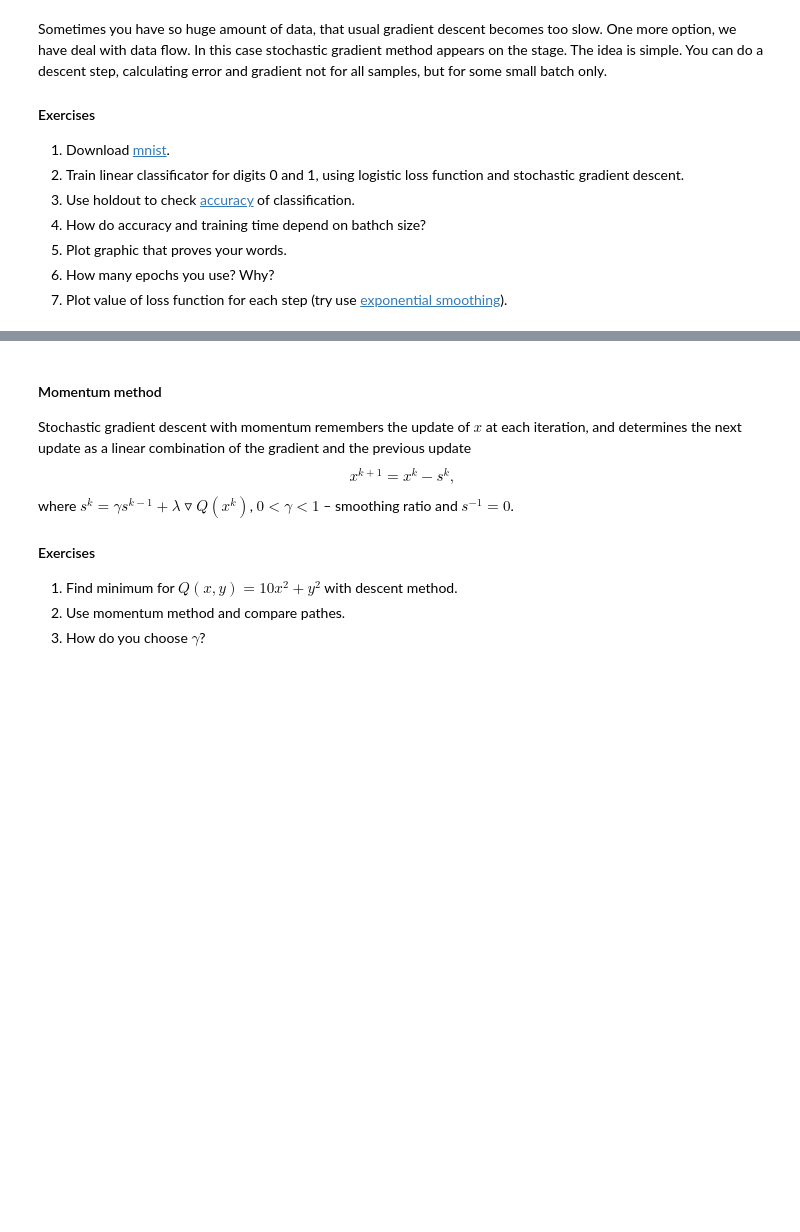
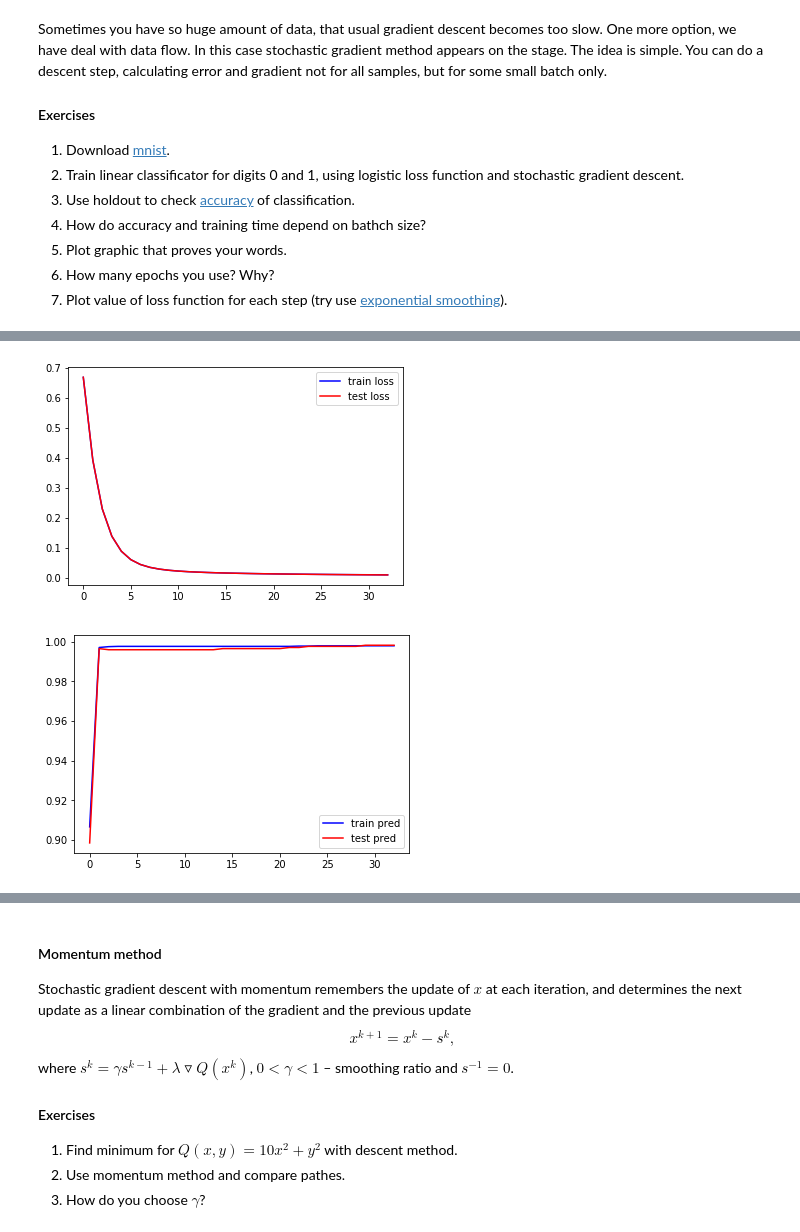
Before and after one commit to max-kuzn/squad, a Jupyter notebook: lab-1.ipynb, the cells around one changed output, grey strips where cells are left out. Drawn from its saved outputs; the diff is of its cells as text; code cells hidden in the pictures; blank space fills up the shorter version.

```diff
--- a/lab-1.ipynb
+++ b/lab-1.ipynb
@@ -577,0 +555,38 @@ epoch = 0
+# %%
+import time
+
+X, Y = load_data()
+
+avg_loss = np.array([1])
+avg_pred = np.array([1])
+
+for X_train, Y_train, X_test, Y_test in validation(X, Y):
+    w, loss, pred = stochastic_gradient_descent(
+                        X_train, Y_train,
+                        X_test, Y_test,
+                        logistic_loss, logistic_loss_grad,
+                        classic_lamb,
+                        batch_size=16,
+                        epoch=32
+                    )
+    if (avg_loss.shape[0] == 1):
+        avg_loss = loss
+        avg_pred = pred
+    else:
+        avg_loss = np.append(avg_loss, loss, axis=1)
+        avg_pred = np.append(avg_pred, pred, axis=1)
+
+
+x = np.arange(loss.shape[0])
+plt.plot(x, avg_loss[:,0], 'b', label='train loss')
+plt.plot(x, avg_loss[:,1], 'r', label='test loss')
+plt.legend()
+plt.show()
+
+plt.plot(x, avg_pred[:,0], 'b', label='train pred')
+plt.plot(x, avg_pred[:,1], 'r', label='test pred')
+plt.legend()
+plt.show()
+# %% [output]
+[figure, added]
+[figure, added]
```
Also changed, not shown: parts of 8 cells of this notebook.
